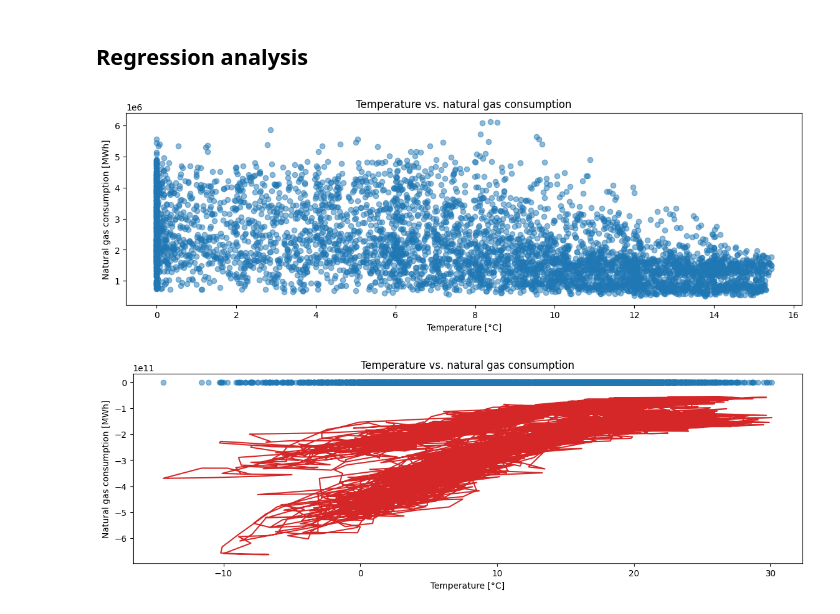
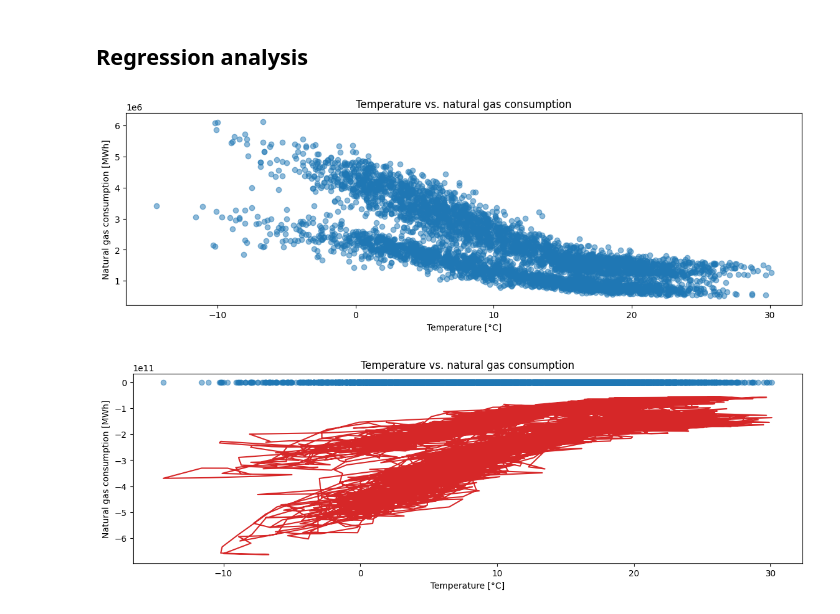
Before and after one commit to NeoSummit/Gas_consumption, a Jupyter notebook: code.ipynb, the cells around one changed output. Drawn from its saved outputs; the diff is of its cells as text; code cells hidden in the pictures.

```diff
--- a/code.ipynb
+++ b/code.ipynb
@@ -90,17 +90,17 @@ Length: 4963, dtype: float64
 # %%
 # Scatter plot of temperature and natural gas consumption
 fig, ax = plt.subplots(figsize=(14, 4))
-ax.scatter(temperature["sunshine_duration (h)"], consumption_data, alpha=0.5)
+ax.scatter(temperature["temperature_2m_mean (°C)"], consumption_data, alpha=0.5)
 
 # Labels and legend
 ax.set_xlabel("Temperature [°C]")
 ax.set_ylabel("Natural gas consumption [MWh]")
 ax.set_title("Temperature vs. natural gas consumption")
 
 # Save plot
 fig.savefig("diagrams/data_analysis_003_003.svg", format="svg", bbox_inches="tight")
 # %% [output]
-[figure, old version]
+[figure, new version]
 # %%
 linear_regression = stats.linregress(temperature["temperature_2m_mean (°C)"], consumption_data)
 
```
